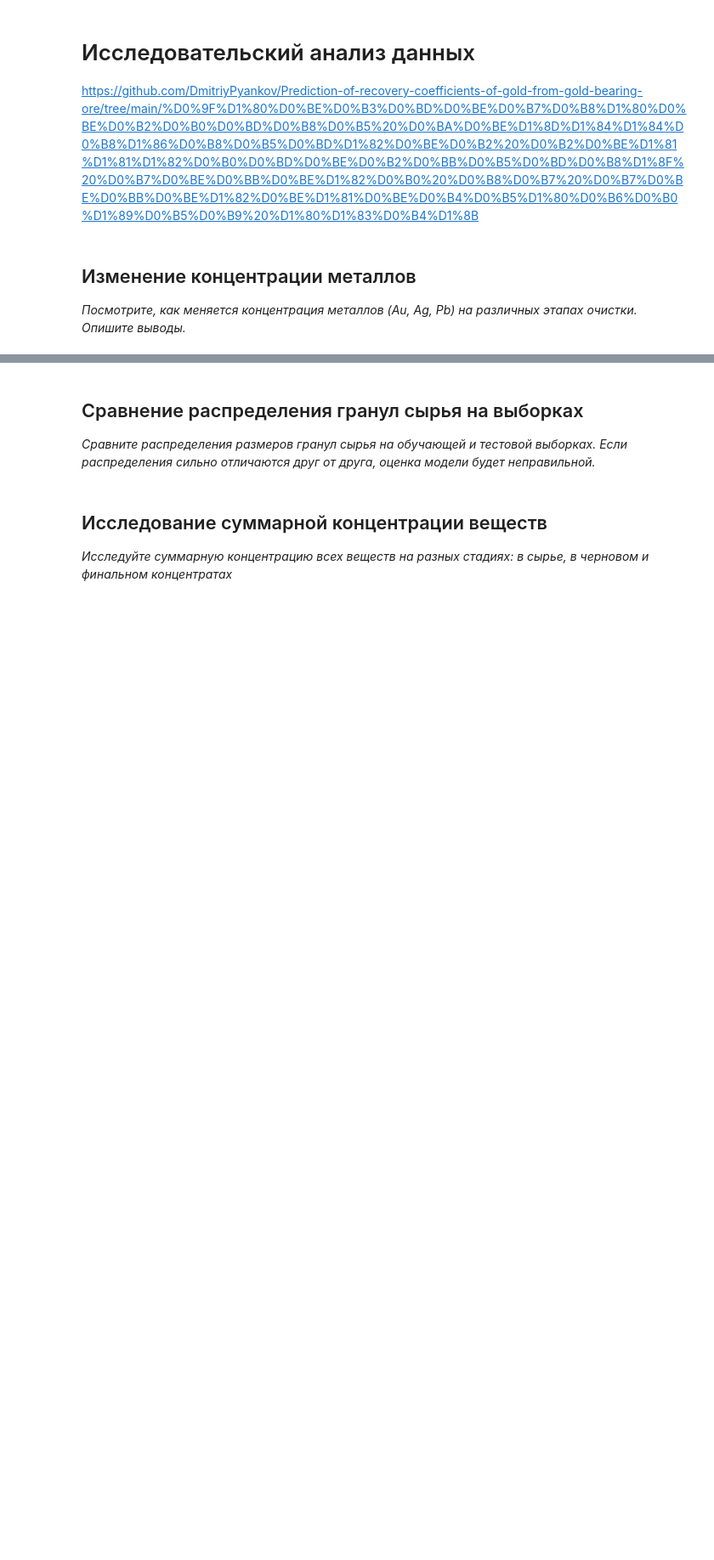
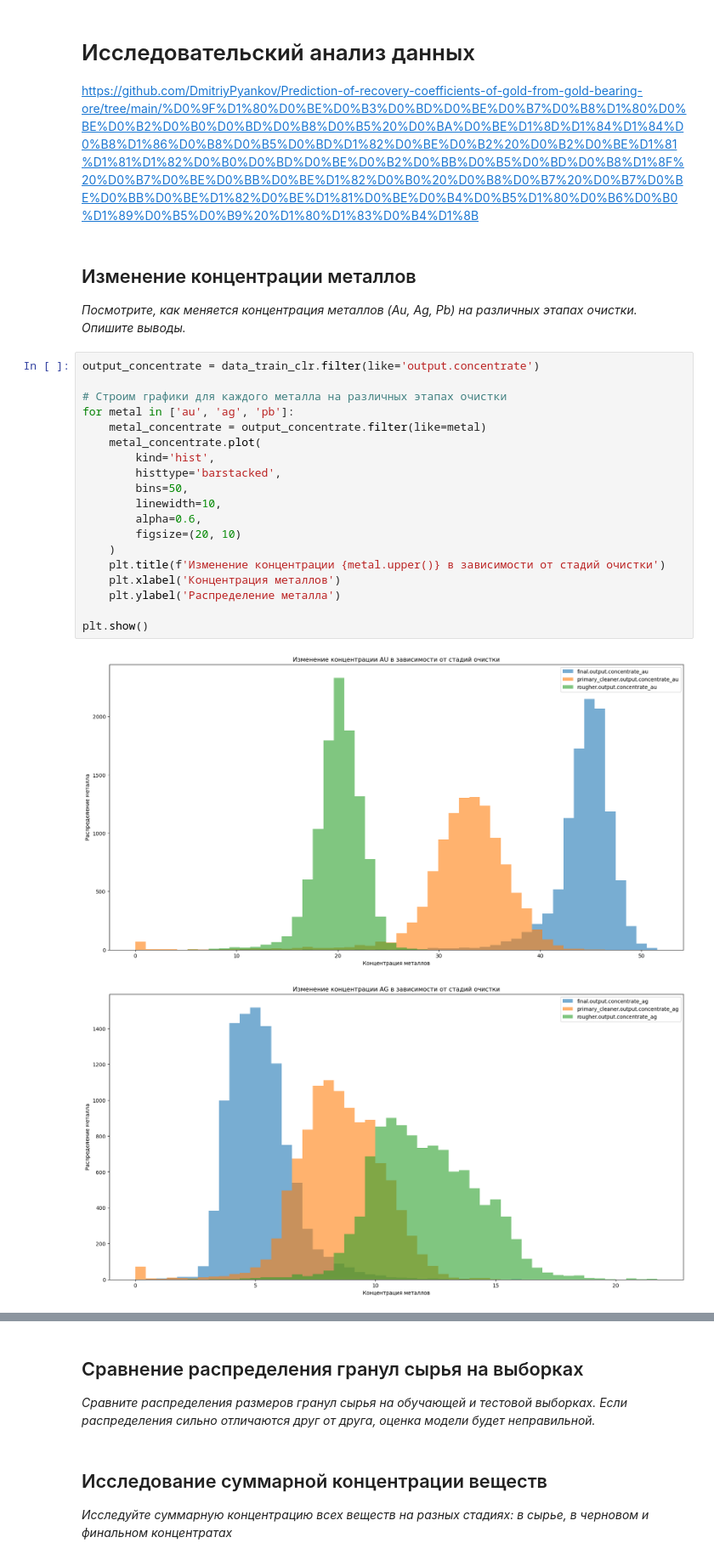
Before and after one commit to trofimovelijah/data-analysis-tools, a Jupyter notebook: 04-recovery_gold_from_ore.ipynb, the cells around one changed output, grey strips where cells are left out. Shown at 85% size. Drawn from its saved outputs; the diff is of its cells as text; blank space fills up the shorter version.

```diff
--- a/04-recovery_gold_from_ore.ipynb
+++ b/04-recovery_gold_from_ore.ipynb
@@ -400,3 +419,25 @@ https://github.com/DmitriyPyankov/Prediction-of-recovery-coefficients-of-gold-fr
 # %% [markdown]
 ## Изменение концентрации металлов
 _Посмотрите, как меняется концентрация металлов (Au, Ag, Pb) на различных этапах очистки. Опишите выводы._
+# %%
+output_concentrate = data_train_clr.filter(like='output.concentrate')
+
+# Строим графики для каждого металла на различных этапах очистки
+for metal in ['au', 'ag', 'pb']:
+    metal_concentrate = output_concentrate.filter(like=metal)
+    metal_concentrate.plot(
+        kind='hist',
+        histtype='barstacked',
+        bins=50,
+        linewidth=10,
+        alpha=0.6,
+        figsize=(20, 10)
+    )
+    plt.title(f'Изменение концентрации {metal.upper()} в зависимости от стадий очистки')
+    plt.xlabel('Концентрация металлов')
+    plt.ylabel('Распределение металла')
+
+plt.show()
+# %% [output]
+[figure, added]
+[figure, added]
```
Also changed, not shown: parts of 28 cells of this notebook.
